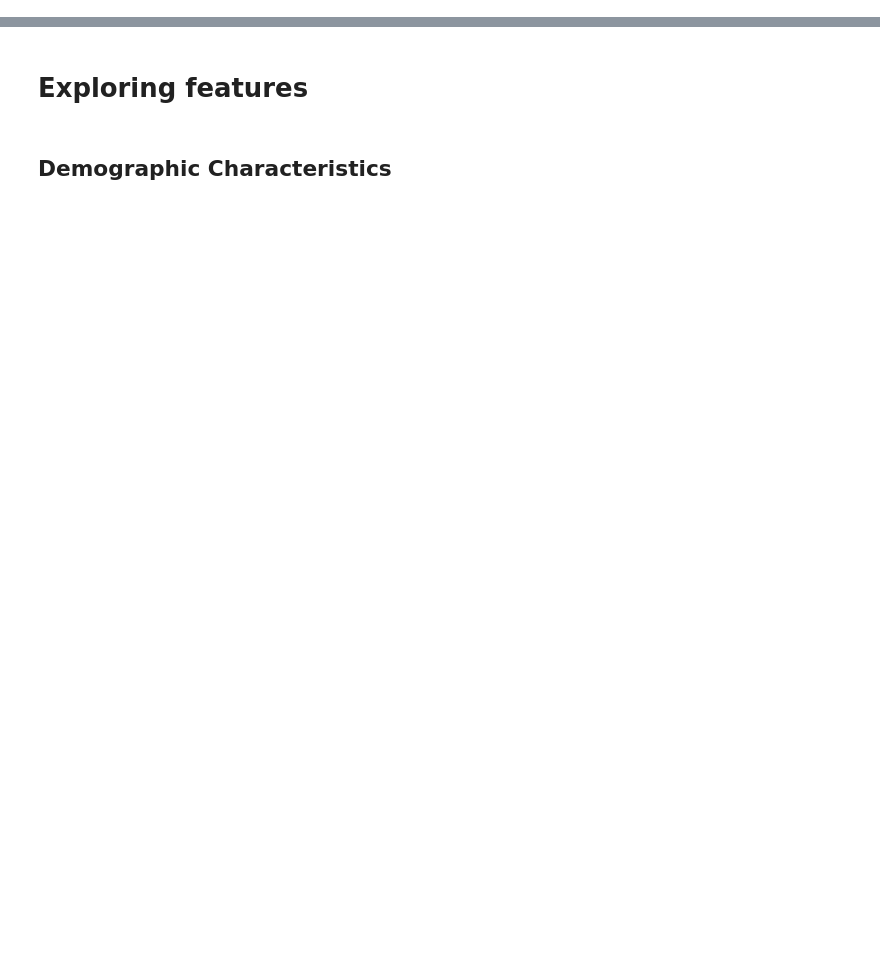
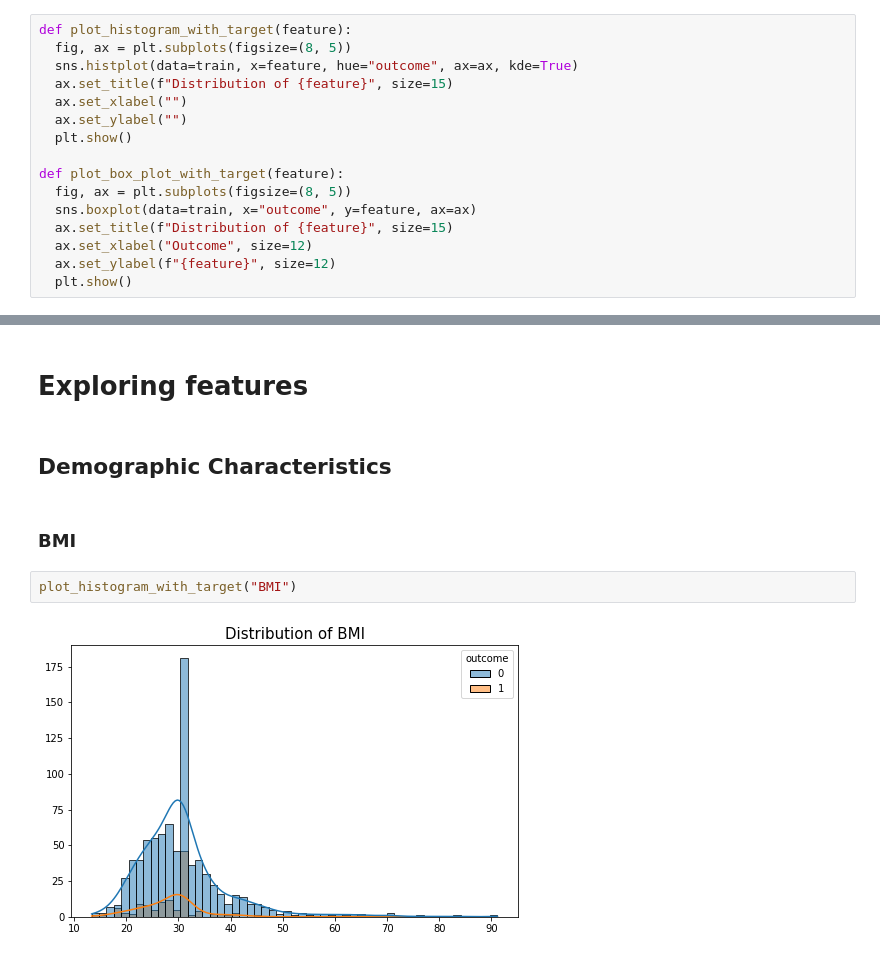
Before and after one commit to yashveersinghsohi/Hospital_Mortality_Prediction, a Jupyter notebook: Hospital_00_Preliminary_EDA.ipynb, the cells around one changed output, grey strips where cells are left out. Saved outputs shown, nothing was run; the diff lists cells and outputs as text; blank space fills up the shorter version.

```diff
--- a/Hospital_00_Preliminary_EDA.ipynb
+++ b/Hospital_00_Preliminary_EDA.ipynb
@@ -2,0 +16,16 @@
+# %%
+def plot_histogram_with_target(feature):
+  fig, ax = plt.subplots(figsize=(8, 5))
+  sns.histplot(data=train, x=feature, hue="outcome", ax=ax, kde=True)
+  ax.set_title(f"Distribution of {feature}", size=15)
+  ax.set_xlabel("")
+  ax.set_ylabel("")
+  plt.show()
+
+def plot_box_plot_with_target(feature):
+  fig, ax = plt.subplots(figsize=(8, 5))
+  sns.boxplot(data=train, x="outcome", y=feature, ax=ax)
+  ax.set_title(f"Distribution of {feature}", size=15)
+  ax.set_xlabel("Outcome", size=12)
+  ax.set_ylabel(f"{feature}", size=12)
+  plt.show()
@@ -193,3 +226,9 @@ plt.show()
 # Exploring features
 # %% [markdown]
 ## Demographic Characteristics
+# %% [markdown]
+### BMI
+# %%
+plot_histogram_with_target("BMI")
+# %% [output]
+[figure, added]
```
Also changed, not shown: parts of 77 cells of this notebook.
